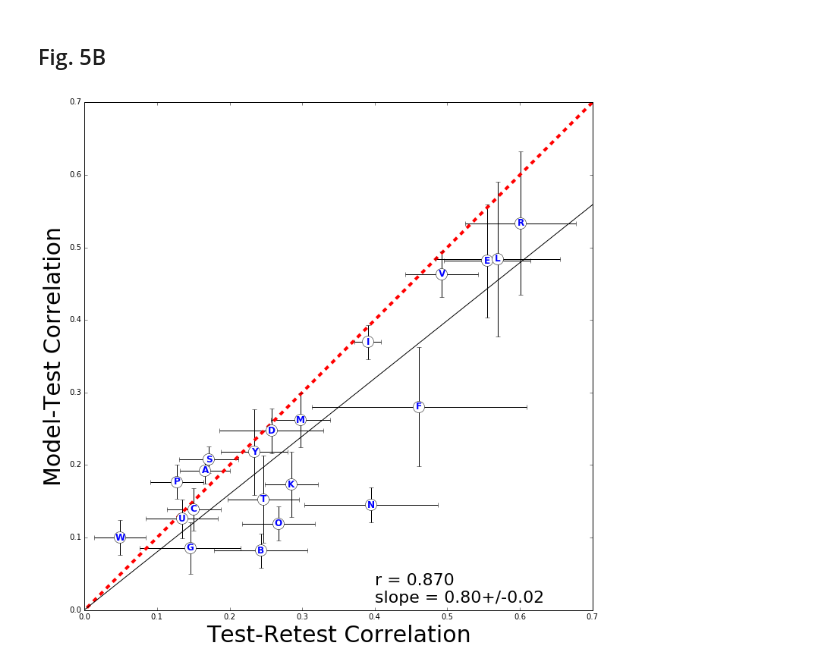
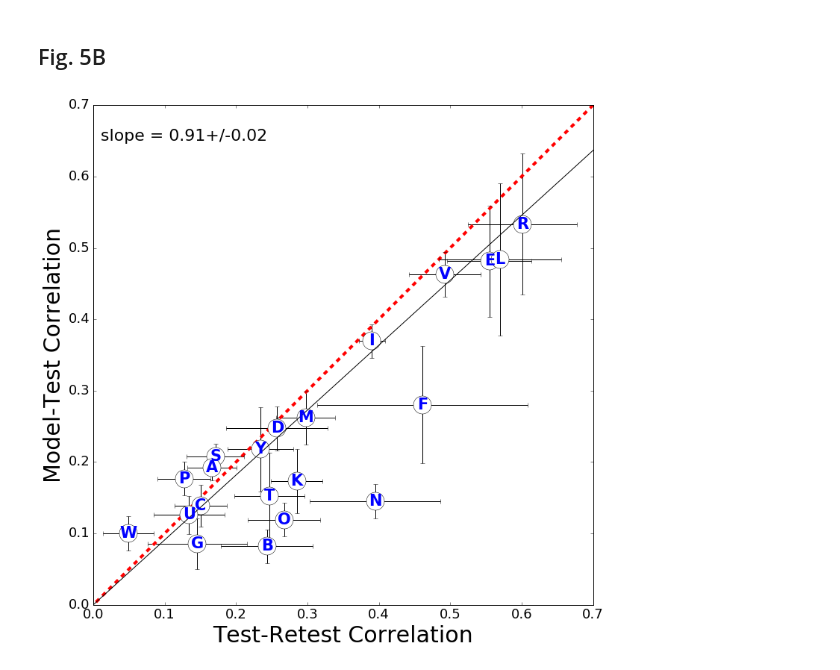
Before and after one commit to dream-olfaction/olfaction-prediction, a Jupyter notebook: opc_python/paper/fig5b-TestRetest.ipynb, the cells around one changed output. Saved outputs shown, nothing was run; the diff lists cells and outputs as text; code cells hidden in the pictures.

```diff
--- a/opc_python/paper/fig5b-TestRetest.ipynb
+++ b/opc_python/paper/fig5b-TestRetest.ipynb
@@ -143,6 +127,6 @@ Computing feature ranks for descriptor #20
 # %%
 # Run the linear model (fast)
-y_pred_lin = fit2.compute_linear_predictions(X_train_lin,X_test_lin_int,X_test_lin_other,Y_train_imp,
+y_pred_lin = fit1.compute_linear_predictions(X_train_lin,X_test_lin_int,X_test_lin_other,Y_train_imp,
                                 lin_ranked,alpha=10.0,max_features=1000)
 # %% [markdown]
 ### Make a consensus model and then compute correlations
@@ -191,8 +175,8 @@ for d in range(21):
     dil = slice(None)#1 if d==0 else slice(None)
     for i in range(20):
         indices = [j for j in range(20) if j!=i]
-        mses_sc1 = np.ma.masked_all(49)
-        mses_trt = np.ma.masked_all(49)
+        rs_sc1 = np.ma.masked_all(49)
+        rs_trt = np.ma.masked_all(49)
         for s in range(49):
             o = data[s,rep_indices,d,dil,0]
             r = data[s,rep_indices,d,dil,1]
@@ -201,12 +185,12 @@ for d in range(21):
             p = y_pred[:,d,s]
 
             if not o.mask[i]:
-                mses_sc1[s] = np.ma.corrcoef(np.ma.concatenate((o[indices],r[indices])),
+                rs_sc1[s] = np.ma.corrcoef(np.ma.concatenate((o[indices],r[indices])),
                                              np.ma.concatenate((p[indices],p[indices])))[0,1]
-                mses_trt[s] = np.ma.corrcoef(o[indices],r[indices])[0,1]
+                rs_trt[s] = np.ma.corrcoef(o[indices],r[indices])[0,1]
 
-        sc1_cv_jn[d,i] = mses_sc1.mean()
-        trt1_cv_jn[d,i] = mses_trt.mean()
+        sc1_cv_jn[d,i] = rs_sc1.mean()
+        trt1_cv_jn[d,i] = rs_trt.mean()
 # %%
 # Make sure that means of jackknife samples are approximately equal to directly computed means
 assert np.allclose(sc1_cv,sc1_cv_jn.mean(axis=1),atol=0.05)
@@ -217,7 +203,7 @@ def plot_r(sc_mean,trt_mean,subchallenge,sc_err=None,trt_err=None,scale='auto'):
     plt.figure(figsize=(12,12))
     x = np.linspace(-1,1,100)
     plt.plot(x,x,'--',c='r',linewidth=4)
-    plt.errorbar(trt_mean,sc_mean,xerr=trt_err,yerr=sc_err,c='white',ecolor='black',fmt='o',markersize=15)
+    plt.errorbar(trt_mean,sc_mean,xerr=trt_err,yerr=sc_err,c='white',ecolor='black',fmt='o',markersize=24)
     plt.xlabel('Test-Retest Correlation',size=30)
     plt.ylabel('Model-Test Correlation',size=30)
     plt.xlim(0,0.7)
@@ -225,20 +211,37 @@ def plot_r(sc_mean,trt_mean,subchallenge,sc_err=None,trt_err=None,scale='auto'):
     from scipy.stats import linregress, ttest_rel
     _,p = ttest_rel(sc_mean,trt_mean)
     r = np.corrcoef(sc_mean,trt_mean)[0,1]
-    z = np.zeros(100) # Add 0's for stablility
+    z = np.zeros(100) # Add 0's for stability
+
+    # Orthogonal distance regression (uses uncertainties)
+    def lin_func(p, x):
+        m, b = p
+        return m*x + b
+    data = RealData(np.concatenate((z,trt_mean)), np.concatenate((z,sc_mean)),
+                    sx=np.concatenate((z+0.01,trt_err)), sy=np.concatenate((z+0.01,sc_err)))
+    lin_model = Model(lin_func)
+    odr = ODR(data, lin_model, beta0=[1., 0.])
+    out = odr.run()
+
+    # Plain linear regression (does not use uncertainties)
     coefs = linregress(np.concatenate((z,trt_mean)),np.concatenate((z,sc_mean))) # Zeros force the intercept to be zero
-    plt.plot(x,x*coefs.slope + coefs.intercept,'-',c='k')
-    plt.text(0.4,0.01,'r = %.3f\nslope = %.2f+/-%.2f' % (r,coefs.slope,coefs.stderr),size=22)
+
+    slope = out.beta[0] # coefs.slope
+    stderr = out.sd_beta[0] # coefs.stderr
+    intercept = out.beta[1] # coefs.intercept
+    plt.plot(x,x*slope + intercept,'-',c='k')
+    plt.text(0.01,0.95,'slope = %.2f+/-%.2f' % (slope,stderr),size=22)
     for i in range(21):
-        plt.text(trt_mean[i],sc_mean[i],letters[i],fontdict={'color':'blue','size':12,'weight':'bold'},
+        plt.text(trt_mean[i],sc_mean[i],letters[i],fontdict={'color':'blue','size':21,'weight':'bold'},
                  horizontalalignment='center',verticalalignment='center')
 # %% [markdown]
 ## Fig. 5B
 # %%
 plot_r(sc1_cv_jn.mean(axis=1),trt1_cv_jn.mean(axis=1),1,sc_err=sc1_cv_jn.std(axis=1),trt_err=trt1_cv_jn.std(axis=1))
-plt.savefig('../../figures/test-retest.eps',format='eps')
+plt.tick_params(axis='both', which='major', labelsize=18)
+plt.savefig('../../figures/test-retest_sc1.eps',format='eps')
 # %% [output]
-[figure, old version]
+[figure, new version]
 # %%
 # p-values for each of the points in the plot
 # Compared against the null-hypothesis that they are on the line
```
Also changed, not shown: parts of 18 cells of this notebook, 6 other files.
